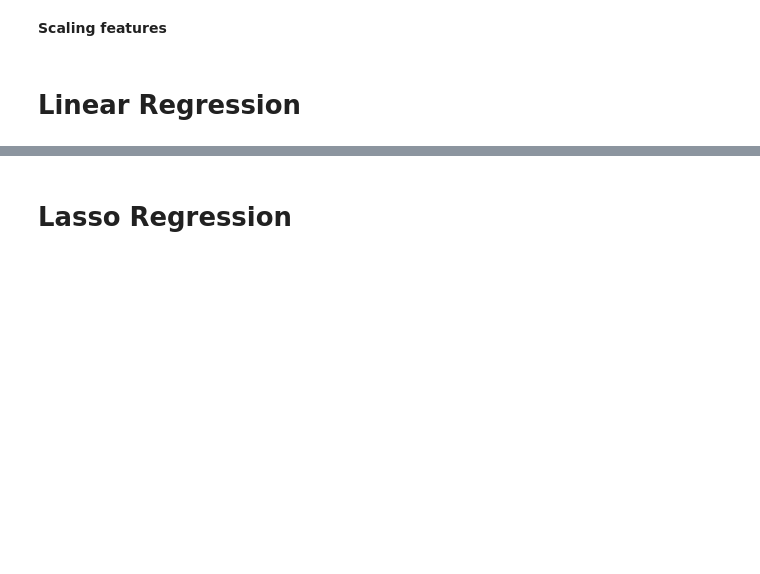
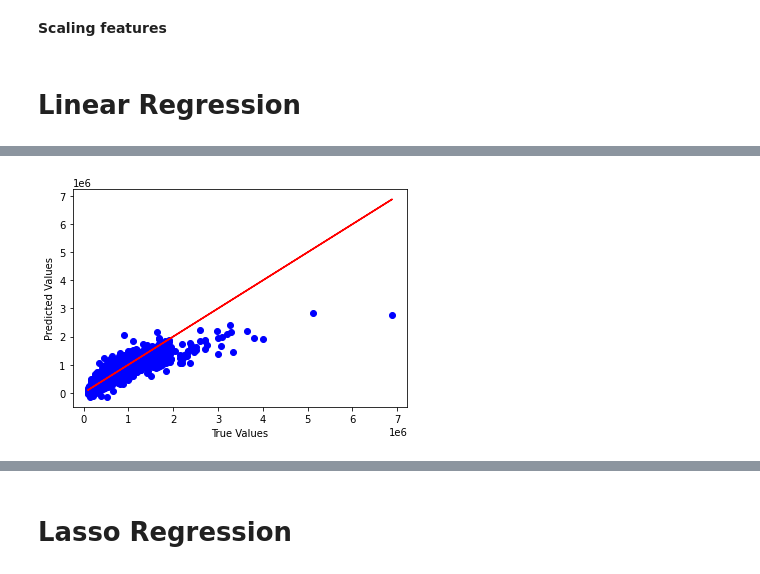
Before and after one commit to dvh549/Machine_Learning, a Jupyter notebook: House Sales Prediction - Linear Regression, Lasso Regression & XGBoost Regression.ipynb, the cells around one changed output, grey strips where cells are left out. Cells and saved outputs as stored; diff of their text form; code cells hidden in the pictures; blank space fills up the shorter version.

```diff
--- a/House Sales Prediction - Linear Regression, Lasso Regression & XGBoost Regression.ipynb
+++ b/House Sales Prediction - Linear Regression, Lasso Regression & XGBoost Regression.ipynb
@@ -76,14 +76,14 @@ house_data.head()
 | 4 | 1954400510 | 20150218T000000 | 510000.0 | 3 | 2.00 | 1680 | 8080 | 1.0 | 0 | 0 | ... |
 5 rows × 21 columns
 # %%
-# filter and create a new df for crime incidences that occurred in 2014/15 and those within 5 years of them
+# filter and create a new df for crime incidences that occurred since 2000
 
 filtered_incidences = []
 for i in range(len(incident_data["incident_datetime"])):
     curr_datetime = incident_data["incident_datetime"][i]
     datetime_split = curr_datetime.split()
     curr_date = datetime.datetime.strptime(datetime_split[0], "%m/%d/%Y")
-    if curr_date.year >= 2009 and curr_date.year <= 2015:
+    if curr_date.year >= 2000 and curr_date.year <= 2015:
         curr_row = incident_data.iloc[i]
         temp = [curr_date.year, curr_row["zip"]]
         filtered_incidences.append(temp)
@@ -101,9 +101,7 @@ filtered_dict = {2014:{}, 2015:{}}
 for i in range(len(filtered_incidences_df)):
     year, zip_code = filtered_incidences_df.iloc[i]["year"], filtered_incidences_df.iloc[i]["zip"]
     if not math.isnan(float(zip_code)):
-        if year == 2009:
-            add_to_dict(filtered_dict[2014], zip_code)
-        elif year == 2010:
+        if year == 2015:
             add_to_dict(filtered_dict[2015], zip_code)
         else:
             add_to_dict(filtered_dict[2014], zip_code)
@@ -254,0 +293,13 @@ R-squared score for test: 0.7228473941299736
+# %%
+# For test set
+
+# scatter for predictions
+plt.scatter(y_test_2, pred_with_crime, color = "blue")
+# perfect predictions
+plt.plot(y_test_2, y_test_2, color = "red")
+
+plt.xlabel("True Values")
+plt.ylabel("Predicted Values")
+plt.show()
+# %% [output]
+[figure, added]
```
Also changed, not shown: parts of 18 cells of this notebook.
